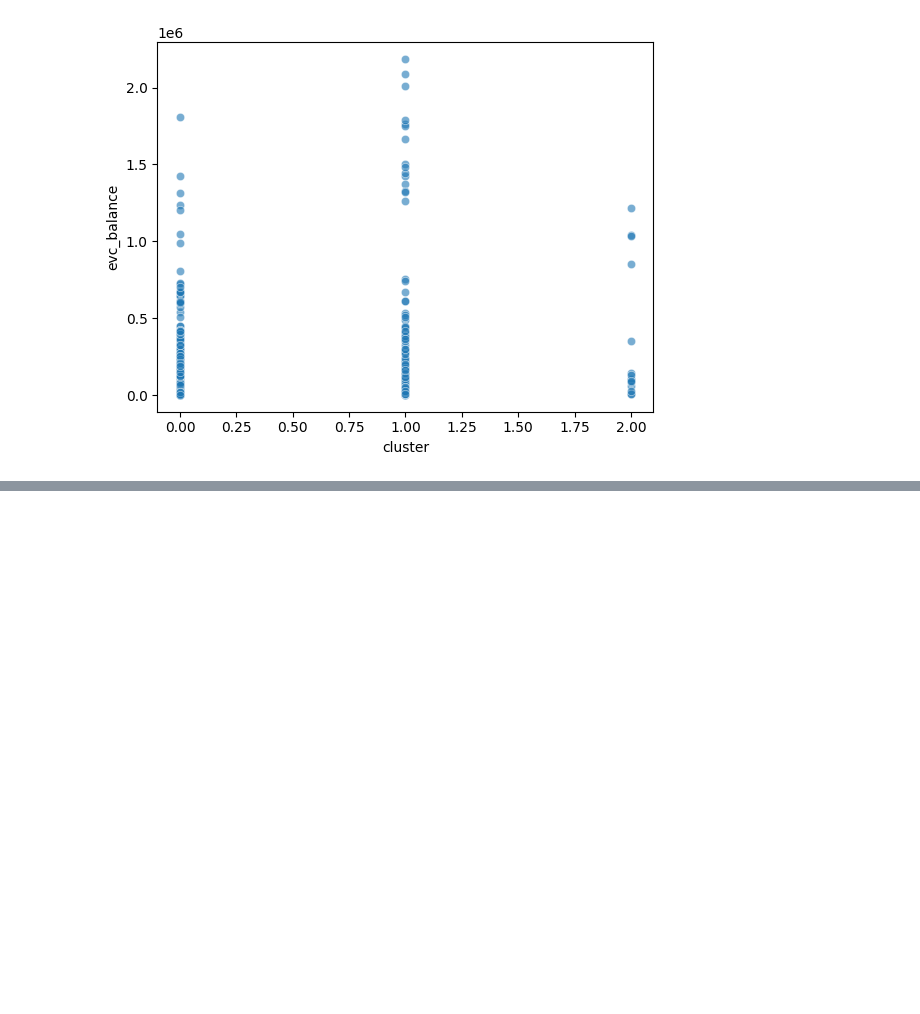
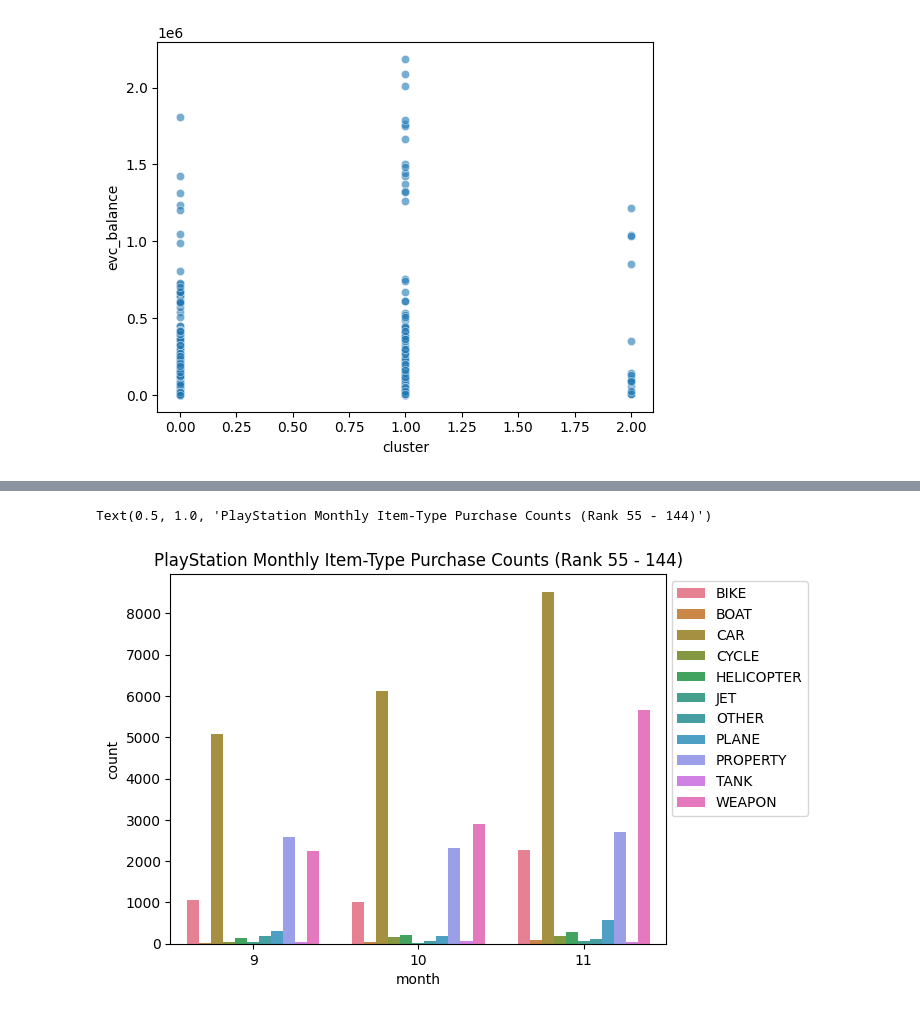
Before and after one commit to SaulTopete/gta-analysis, a Jupyter notebook: rockstar_datathon.ipynb, the cells around one changed output, grey strips where cells are left out. Cells and saved outputs as stored; diff of their text form; code cells hidden in the pictures; blank space fills up the shorter version.

```diff
--- a/rockstar_datathon.ipynb
+++ b/rockstar_datathon.ipynb
@@ -301,0 +344,9 @@ something = ps4.sort_values(by=['account_id', 'occur_date'], ascending=[True, Fa
+# %%
+# second cluster, items bought
+groupedItem1 = psSort[psSort['cluster'] == 1].groupby(['month', 'item_type']).size().reset_index(name='count')
+sns.barplot(data=groupedItem1, x='month', y='count', hue='item_type')
+plt.legend(loc='upper right', bbox_to_anchor=(1.3, 1.0))
+plt.title(f'PlayStation Monthly Item-Type Purchase Counts (Rank {psMidMin} - {psMidMax})')
+# %% [output]
+Text(0.5, 1.0, 'PlayStation Monthly Item-Type Purchase Counts (Rank 55 - 144)')
+[figure, added]
```
Also changed, not shown: parts of 17 cells of this notebook.
